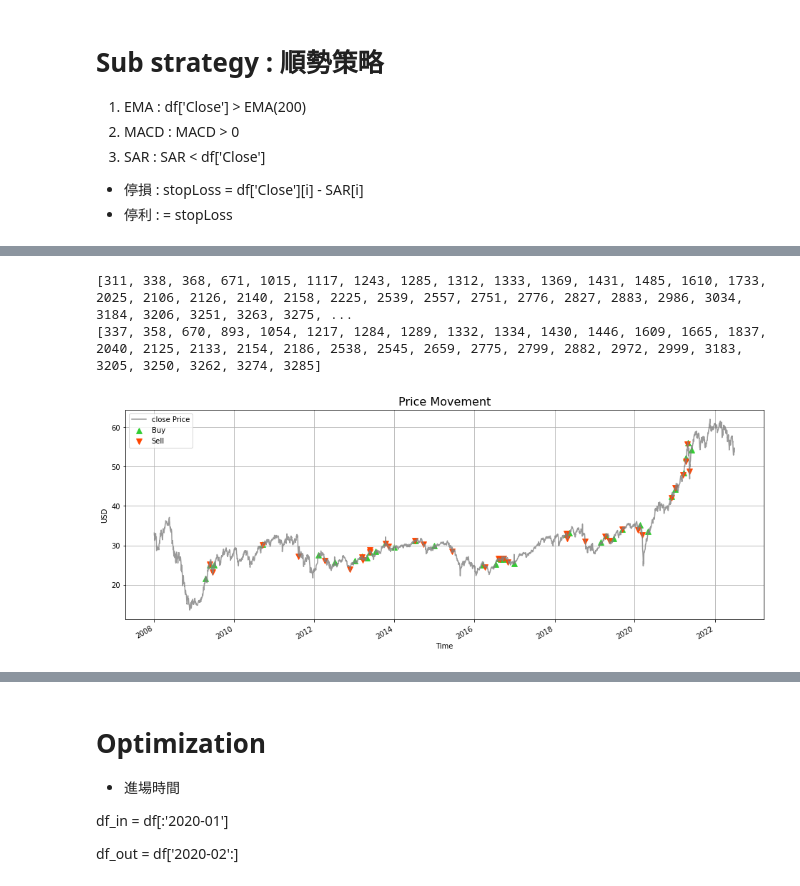
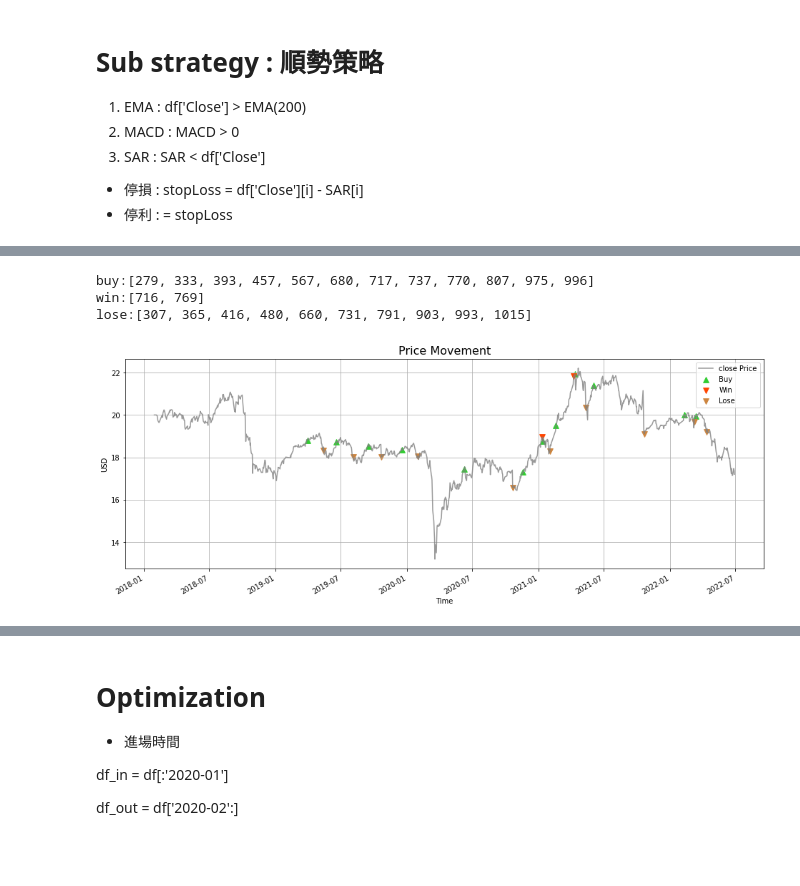
Before and after one commit to benson85560/yuanta, a Jupyter notebook: Dividend_Yield_Strategy.ipynb, the cells around one changed output, grey strips where cells are left out. Drawn from its saved outputs; the diff is of its cells as text; code cells hidden in the pictures; blank space fills up the shorter version.

```diff
--- a/Dividend_Yield_Strategy.ipynb
+++ b/Dividend_Yield_Strategy.ipynb
@@ -421,5 +392,14 @@ df
 # %%
 # 新策略
+symbol = '0052.TW'
+print(f'---loading: {symbol}---')
+data = yf.Ticker(symbol)
+df = data.history(period='D', start='2008-1-1', end='2022-6-30')
+df = df.drop(columns = ['Dividends', 'Stock Splits'])
+df.columns = ['open', 'high', 'low', 'close', 'volume']
+df['EMA'] = abstract.EMA(df, timeperiod = 200)
+df['MACD'] = abstract.MACD(df, fastperiod=12, slowperiod=26, signalperiod=9)['macd']
+df['SAR'] = abstract.SAR(df)
 
 fund = 100 #初始有100元本金
 money = 100 #每次投入100元
@@ -436,7 +416,8 @@ stopLoss = 0
 
 #--------# 記錄買入、賣出時間點
 buy = []
-sell = []
+sell_win = []
+sell_lose = []
 sellshort = []
 buytocover = []
 # stopLoss = []
@@ -489,7 +470,7 @@ for i in range(len(df)):
         profit_fee = profit - money*feeRate - (money+profit)*feeRate
         profit_fee_list.append(profit_fee)
         profit_list.append(profit)
-        sell.append(i+1)
+        sell_win.append(i+1)
         timeList.append(df.index[i])
         BS=None
         continue
@@ -500,7 +481,7 @@ for i in range(len(df)):
         profit_fee = profit - money*feeRate - (money+profit)*feeRate
         profit_fee_list.append(profit_fee)
         profit_list.append(profit)
-        sell.append(i+1)
+        sell_lose.append(i+1)
         timeList.append(df.index[i])
         BS=None
         continue
@@ -518,8 +499,10 @@ for i in range(len(df)):
 
     # 可加停利停損在這裡：if......
 
+# equity = pd.DataFrame({'profit':np.cumsum(profit_list), 'profitfee':np.cumsum(profit_fee_list)}, index=timeList)
 
-equity = pd.DataFrame({'profit':np.cumsum(profit_list), 'profitfee':np.cumsum(profit_fee_list)}, index=timeList)
-print(equity)
-equity.plot(grid=True, figsize=(12, 6));
+equity = pd.DataFrame({'profit':profit_list}, index=timeList)
+
+
+equity
 # %% [output]
@@ -544,23 +527,26 @@ equity.plot(grid=True, figsize=(12, 6));
 # %%
 # 實際交易位置
-print(buy)
-print(sell)
+print('buy:{}'.format(buy))
+print('win:{}'.format(sell_win))
+print('lose:{}'.format(sell_lose))
 fig, ax = plt.subplots(figsize = (16,6))
 
 df['close'].plot(label = 'close Price', ax = ax, c = 'gray', grid=True, alpha=0.8)
 plt.scatter(df['close'].iloc[buy].index, df['close'].iloc[buy],c = 'limegreen', label = 'Buy', marker='^', s=60)
-plt.scatter(df['close'].iloc[sell].index, df['close'].iloc[sell],c = 'orangered', label = 'Sell', marker='v', s=60)
+plt.scatter(df['close'].iloc[sell_win].index, df['close'].iloc[sell_win],c = 'orangered', label = 'Win', marker='v', s=60)
+plt.scatter(df['close'].iloc[sell_lose].index, df['close'].iloc[sell_lose],c = 'peru', label = 'Lose', marker='v', s=60)
 # plt.scatter(df['close'].iloc[buy2].index, df['close'].iloc[buy2],c = 'y', label = 'Buy2', marker='^', s=60)
 # plt.scatter(df['close'].iloc[sell2].index, df['close'].iloc[sell2],c = 'b', label = 'Sell2', marker='v', s=60)
 
 plt.legend()
 plt.ylabel('USD')
 plt.xlabel('Time')
 plt.title('Price Movement',fontsize  = 16);
 # %% [output]
-[311, 338, 368, 671, 1015, 1117, 1243, 1285, 1312, 1333, 1369, 1431, 1485, 1610, 1733, 2025, 2106, 2126, 2140, 2158, 2225, 2539, 2557, 2751, 2776, 2827, 2883, 2986, 3034, 3184, 3206, 3251, 3263, 3275, ...
-[337, 358, 670, 893, 1054, 1217, 1284, 1289, 1332, 1334, 1430, 1446, 1609, 1665, 1837, 2040, 2125, 2133, 2154, 2186, 2538, 2545, 2659, 2775, 2799, 2882, 2972, 2999, 3183, 3205, 3250, 3262, 3274, 3285]
+buy:[279, 333, 393, 457, 567, 680, 717, 737, 770, 807, 975, 996]
+win:[716, 769]
+lose:[307, 365, 416, 480, 660, 731, 791, 903, 993, 1015]
-[figure, old version]
+[figure, new version]
 # %%
 equity['equity'] = equity['profit'] + fund
 equity['drawdown_percent'] = (equity['equity'] / equity['equity'].cummax()) - 1
```
Also changed, not shown: parts of 30 cells of this notebook.
